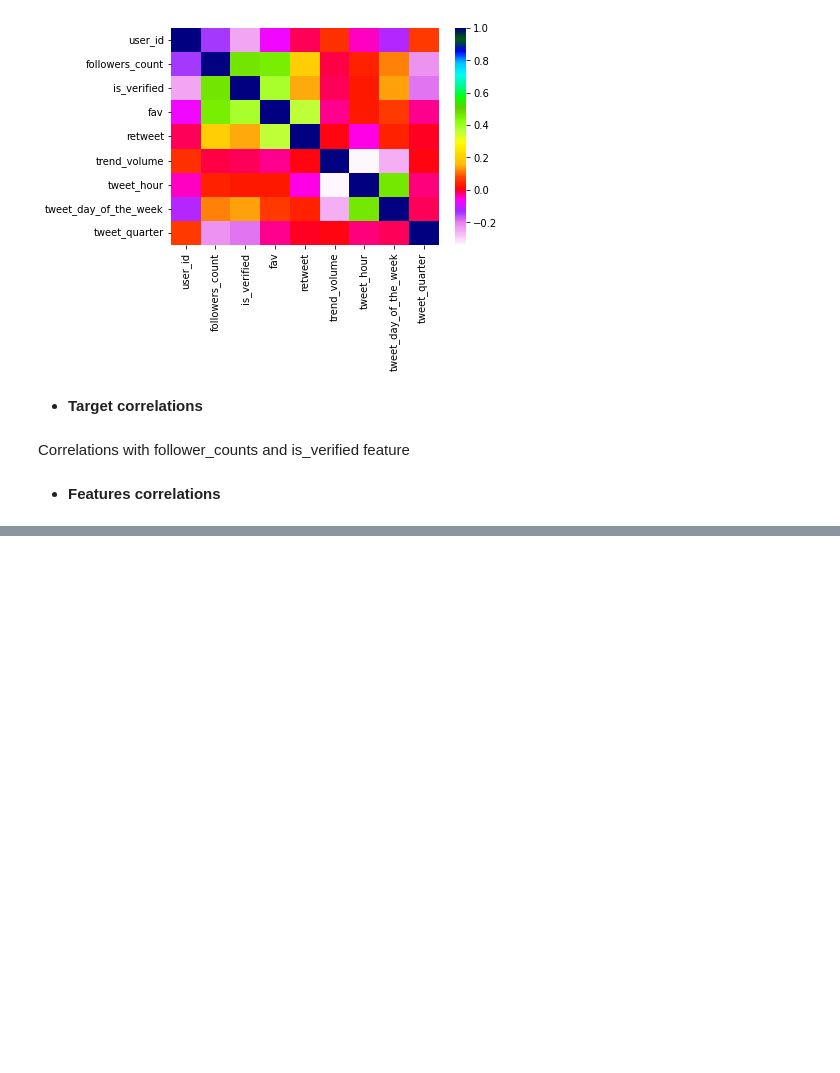
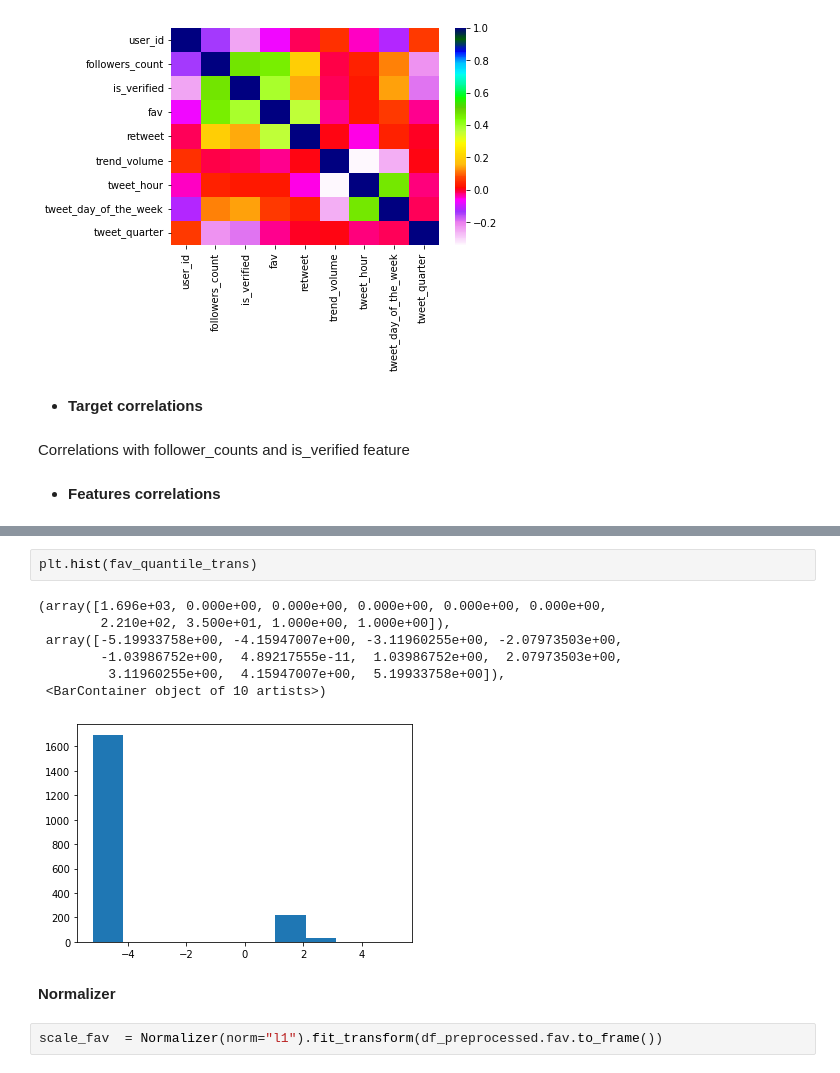
Before and after one commit to Anty45/Tweets-popularity, a Jupyter notebook: notebooks/exploration_tweets.ipynb, the cells around one changed output, grey strips where cells are left out. Saved outputs shown, nothing was run; the diff lists cells and outputs as text; blank space fills up the shorter version.

```diff
--- a/notebooks/exploration_tweets.ipynb
+++ b/notebooks/exploration_tweets.ipynb
@@ -138,0 +174,14 @@ sns.heatmap(corr_,
+# %%
+plt.hist(fav_quantile_trans)
+# %% [output]
+(array([1.696e+03, 0.000e+00, 0.000e+00, 0.000e+00, 0.000e+00, 0.000e+00,
+        2.210e+02, 3.500e+01, 1.000e+00, 1.000e+00]),
+ array([-5.19933758e+00, -4.15947007e+00, -3.11960255e+00, -2.07973503e+00,
+        -1.03986752e+00,  4.89217555e-11,  1.03986752e+00,  2.07973503e+00,
+         3.11960255e+00,  4.15947007e+00,  5.19933758e+00]),
+ <BarContainer object of 10 artists>)
+[figure, added]
+# %% [markdown]
+__Normalizer__
+# %%
+scale_fav  = Normalizer(norm="l1").fit_transform(df_preprocessed.fav.to_frame())
```
Also changed, not shown: parts of 19 cells of this notebook.
